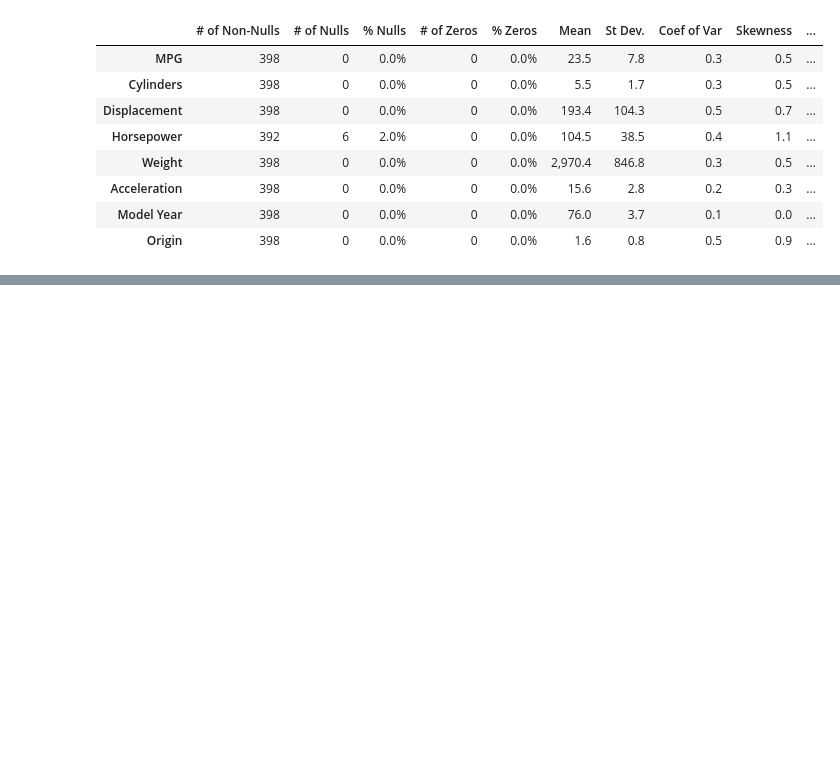
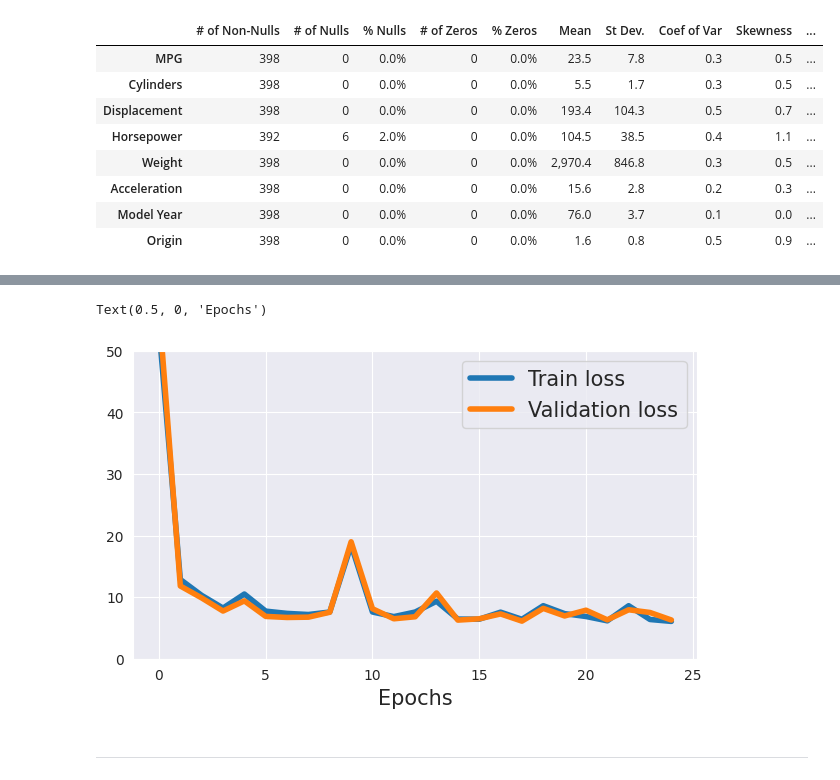
Before and after one commit to shane-kercheval/pytorch-template, a Jupyter notebook: source/notebooks/pytorch_fully_connected.ipynb, the cells around one changed output, grey strips where cells are left out. Drawn from its saved outputs; the diff is of its cells as text; code cells hidden in the pictures; blank space fills up the shorter version.

```diff
--- a/source/notebooks/pytorch_fully_connected.ipynb
+++ b/source/notebooks/pytorch_fully_connected.ipynb
@@ -123,3 +124,17 @@ network._early_stopping._index
+# %%
+import matplotlib.pyplot as plt
+fig = plt.figure(figsize=(16, 4))
+ax = fig.add_subplot(1, 2, 1)
+ax.set_ylim(0, 50)
+plt.plot(loss_hist_train, lw=4)
+plt.plot(loss_hist_validation, lw=4)
+plt.legend(['Train loss', 'Validation loss'], fontsize=15)
+ax.set_xlabel('Epochs', size=15)
+# %% [output]
+Text(0.5, 0, 'Epochs')
+[figure, added]
+# %% [markdown]
+---
 # %%
 test_pred = network.predict(X=X_test)
 mse = nn.MSELoss()(test_pred, y_test).item()
```
Also changed, not shown: parts of 5 cells of this notebook, 1 other file.
